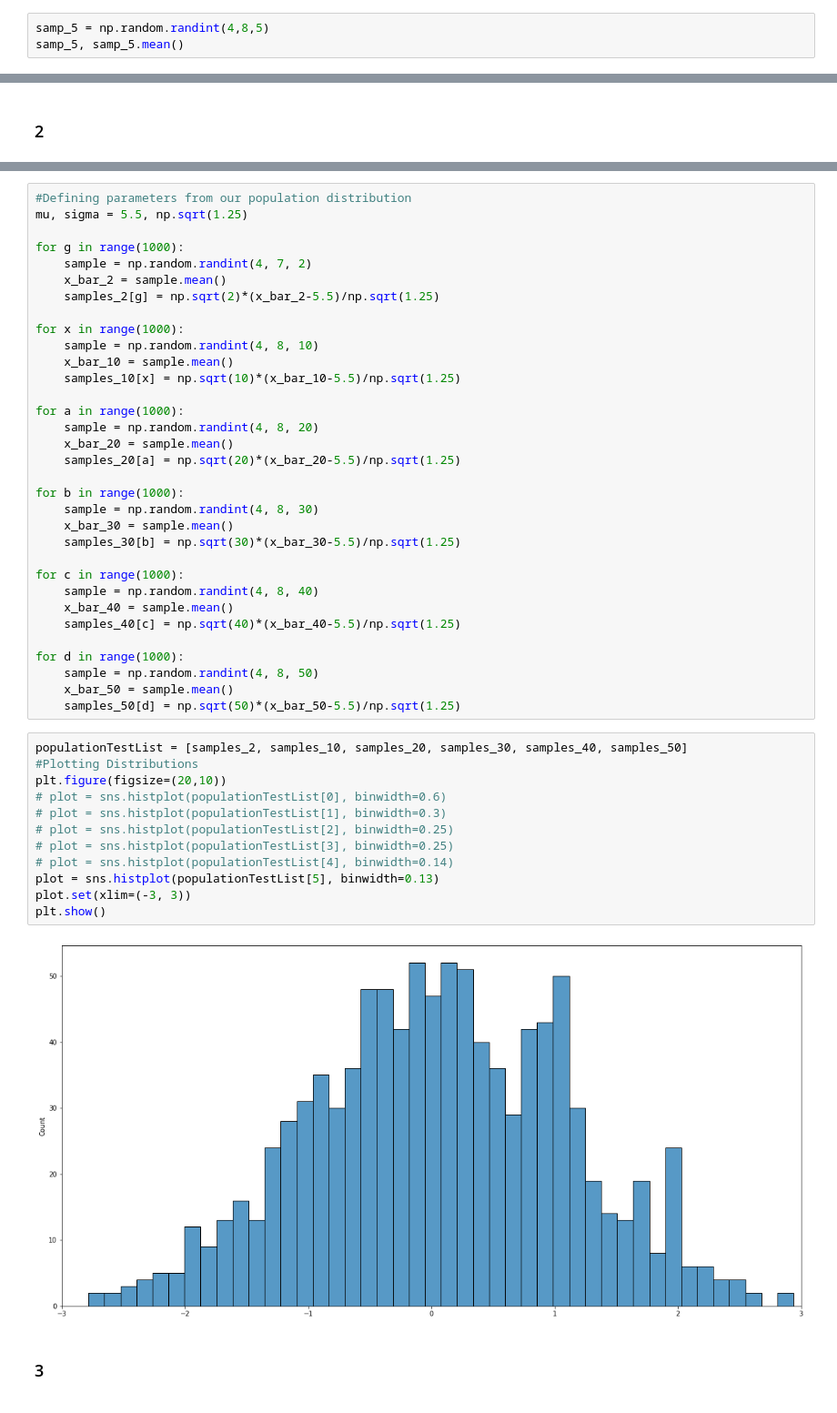
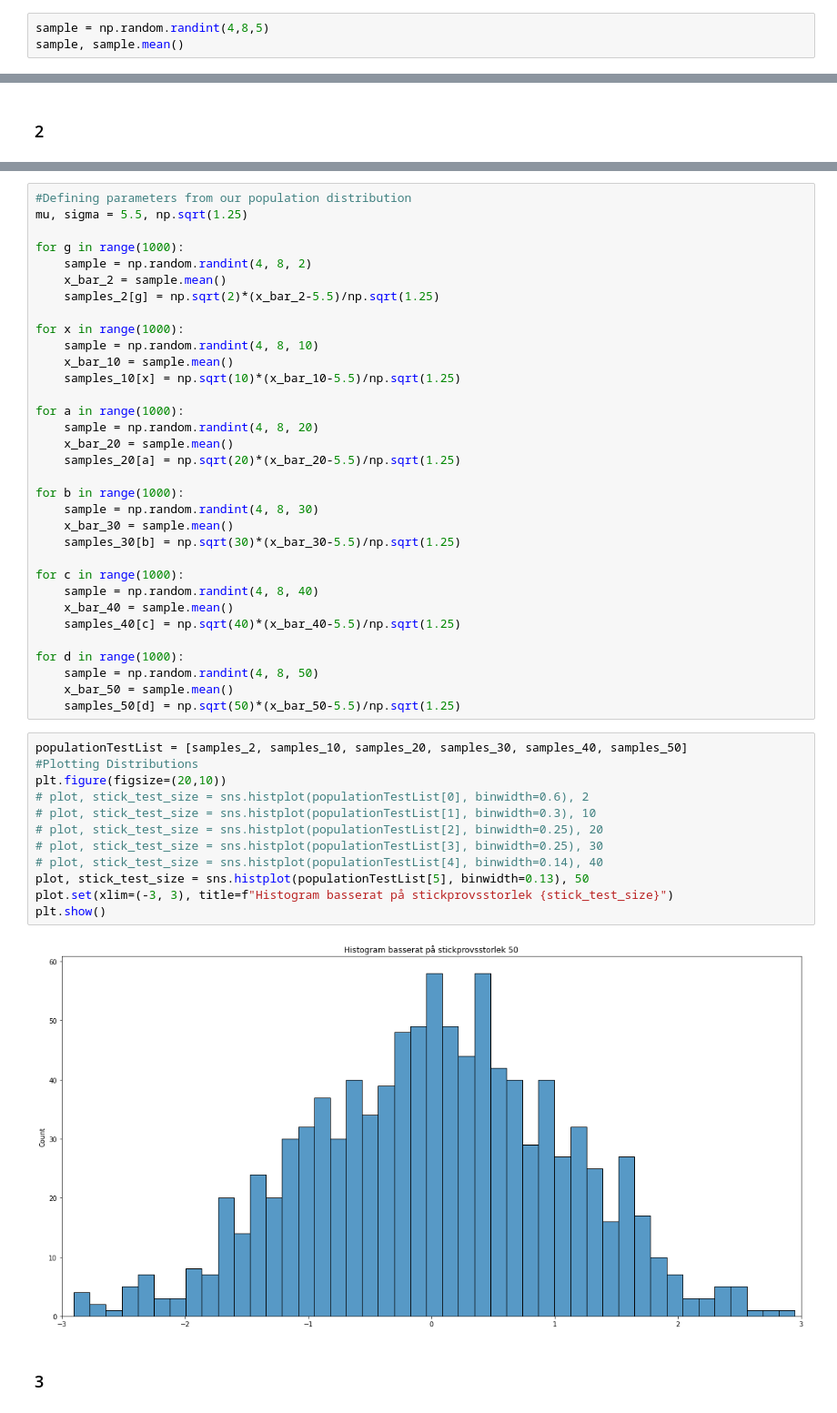
Before and after one commit to FabianAndersson17/statistiska-metoder, a Jupyter notebook: labb_statistiskametoder.ipynb, the cells around one changed output, grey strips where cells are left out. Shown: that part at 91% size. Drawn from its saved outputs; the diff is of its cells as text.

Commit message:
Fixad title histogram first

```diff
--- a/labb_statistiskametoder.ipynb
+++ b/labb_statistiskametoder.ipynb
@@ -13,6 +13,6 @@ warnings.filterwarnings('ignore')
 # %% [markdown]
 ### 1
 # %%
-samp_5 = np.random.randint(4,8,5)
-samp_5, samp_5.mean()
+sample = np.random.randint(4,8,5)
+sample, sample.mean()
 # %% [output]
@@ -34,7 +32,7 @@ mu, sigma = 5.5, np.sqrt(1.25)
 mu, sigma = 5.5, np.sqrt(1.25)
 
 for g in range(1000):
-    sample = np.random.randint(4, 7, 2)
+    sample = np.random.randint(4, 8, 2)
     x_bar_2 = sample.mean()
     samples_2[g] = np.sqrt(2)*(x_bar_2-5.5)/np.sqrt(1.25)
 
@@ -65,17 +63,17 @@ for d in range(1000):
 # %%
 populationTestList = [samples_2, samples_10, samples_20, samples_30, samples_40, samples_50]
 #Plotting Distributions
 plt.figure(figsize=(20,10))
-# plot = sns.histplot(populationTestList[0], binwidth=0.6)
-# plot = sns.histplot(populationTestList[1], binwidth=0.3)
-# plot = sns.histplot(populationTestList[2], binwidth=0.25)
-# plot = sns.histplot(populationTestList[3], binwidth=0.25)
-# plot = sns.histplot(populationTestList[4], binwidth=0.14)
-plot = sns.histplot(populationTestList[5], binwidth=0.13)
-plot.set(xlim=(-3, 3))
+# plot, stick_test_size = sns.histplot(populationTestList[0], binwidth=0.6), 2
+# plot, stick_test_size = sns.histplot(populationTestList[1], binwidth=0.3), 10
+# plot, stick_test_size = sns.histplot(populationTestList[2], binwidth=0.25), 20
+# plot, stick_test_size = sns.histplot(populationTestList[3], binwidth=0.25), 30
+# plot, stick_test_size = sns.histplot(populationTestList[4], binwidth=0.14), 40
+plot, stick_test_size = sns.histplot(populationTestList[5], binwidth=0.13), 50
+plot.set(xlim=(-3, 3), title=f"Histogram basserat på stickprovsstorlek {stick_test_size}")
 plt.show()
 # %% [output]
-[figure, old version]
+[figure, new version]
 # %% [markdown]
 ### 3
 # %%
```
Also changed, not shown: parts of 12 cells of this notebook.
